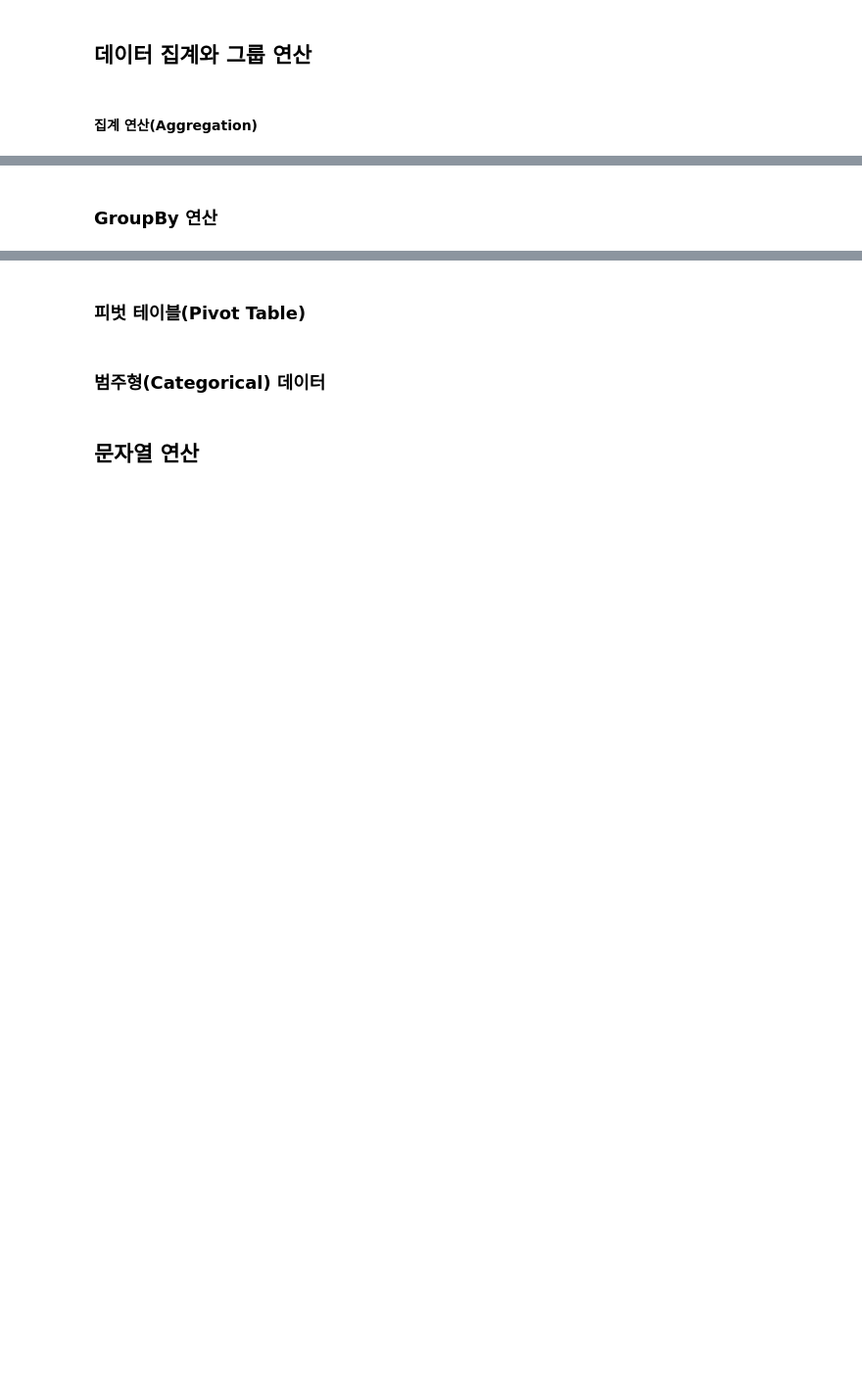
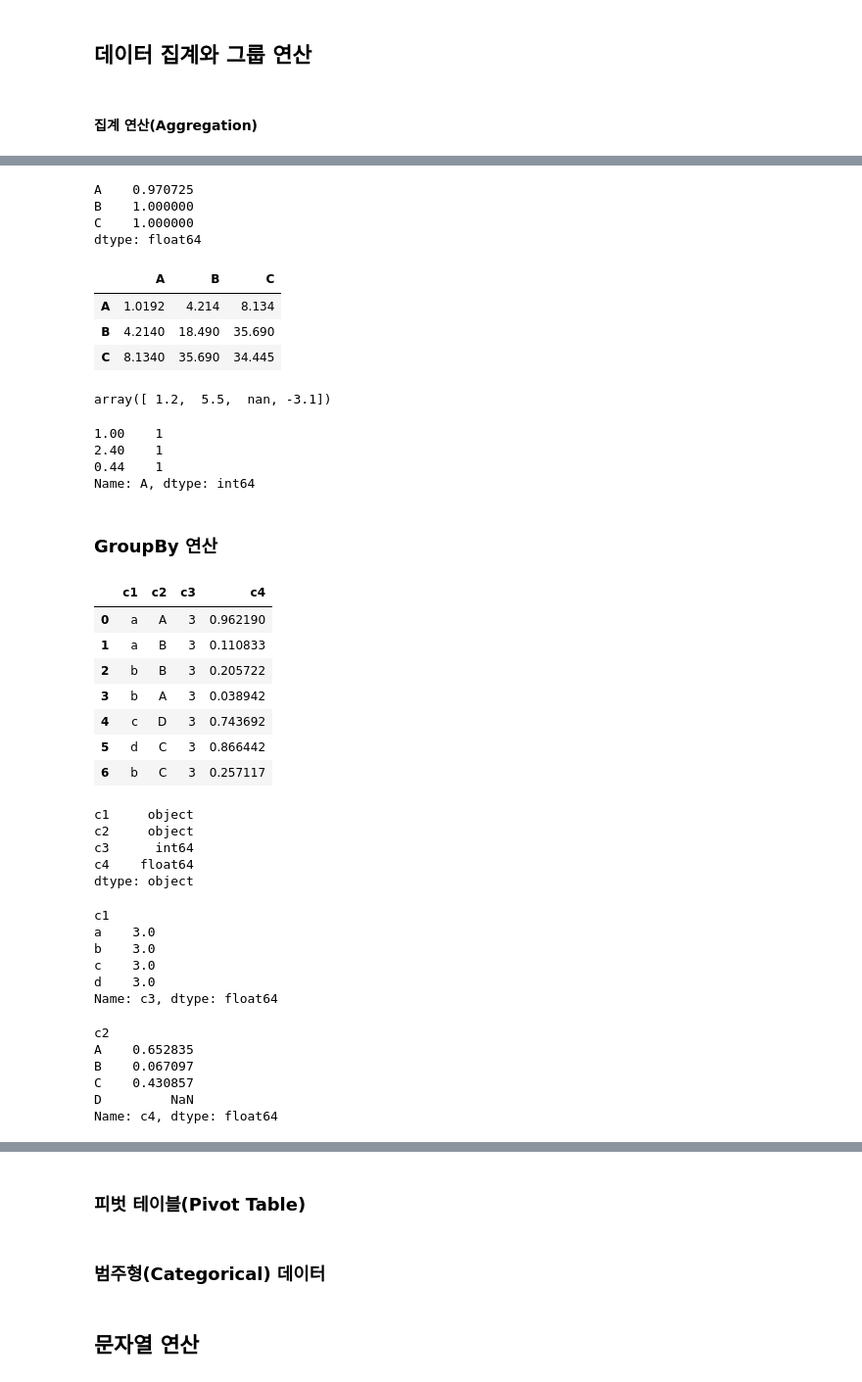
Before and after one commit to wjlee611/studyPython_Library, a Jupyter notebook: Pandas/_Pandas_한번에_제대로_배우기.ipynb, the cells around one changed output, grey strips where cells are left out. Shown: that part at 98% size. Drawn from its saved outputs; the diff is of its cells as text; code cells hidden in the pictures; blank space fills up the shorter version.

```diff
--- a/Pandas/_Pandas_한번에_제대로_배우기.ipynb
+++ b/Pandas/_Pandas_한번에_제대로_배우기.ipynb
@@ -1912,2 +2433,68 @@ dtype: object
+# %%
+df.corrwith(df.B)
+# %% [output]
+A    0.970725
+B    1.000000
+C    1.000000
+dtype: float64
+# %%
+df.cov()
+# %% [output]
+|  | A | B | C |
+| A | 1.0192 | 4.214 | 8.134 |
+| B | 4.2140 | 18.490 | 35.690 |
+| C | 8.1340 | 35.690 | 34.445 |
+# %%
+df['B'].unique()
+# %% [output]
+array([ 1.2,  5.5,  nan, -3.1])
+# %%
+df['A'].value_counts()
+# %% [output]
+1.00    1
+2.40    1
+0.44    1
+Name: A, dtype: int64
 # %% [markdown]
 ### GroupBy 연산
+# %%
+df = pd.DataFrame({'c1': ['a', 'a', 'b', 'b', 'c', 'd', 'b'],
+                'c2': ['A', 'B', 'B', 'A', 'D', 'C', 'C'],
+                'c3': np.random.randint(7),
+                'c4': np.random.random(7)})
+df
+# %% [output]
+|  | c1 | c2 | c3 | c4 |
+| 0 | a | A | 3 | 0.962190 |
+| 1 | a | B | 3 | 0.110833 |
+| 2 | b | B | 3 | 0.205722 |
+| 3 | b | A | 3 | 0.038942 |
+| 4 | c | D | 3 | 0.743692 |
+| 5 | d | C | 3 | 0.866442 |
+| 6 | b | C | 3 | 0.257117 |
+# %%
+df.dtypes
+# %% [output]
+c1     object
+c2     object
+c3      int64
+c4    float64
+dtype: object
+# %%
+df['c3'].groupby(df['c1']).mean()
+# %% [output]
+c1
+a    3.0
+b    3.0
+c    3.0
+d    3.0
+Name: c3, dtype: float64
+# %%
+df['c4'].groupby(df['c2']).std()
+# %% [output]
+c2
+A    0.652835
+B    0.067097
+C    0.430857
+D         NaN
+Name: c4, dtype: float64
```
Also changed, not shown: parts of 151 cells of this notebook.
